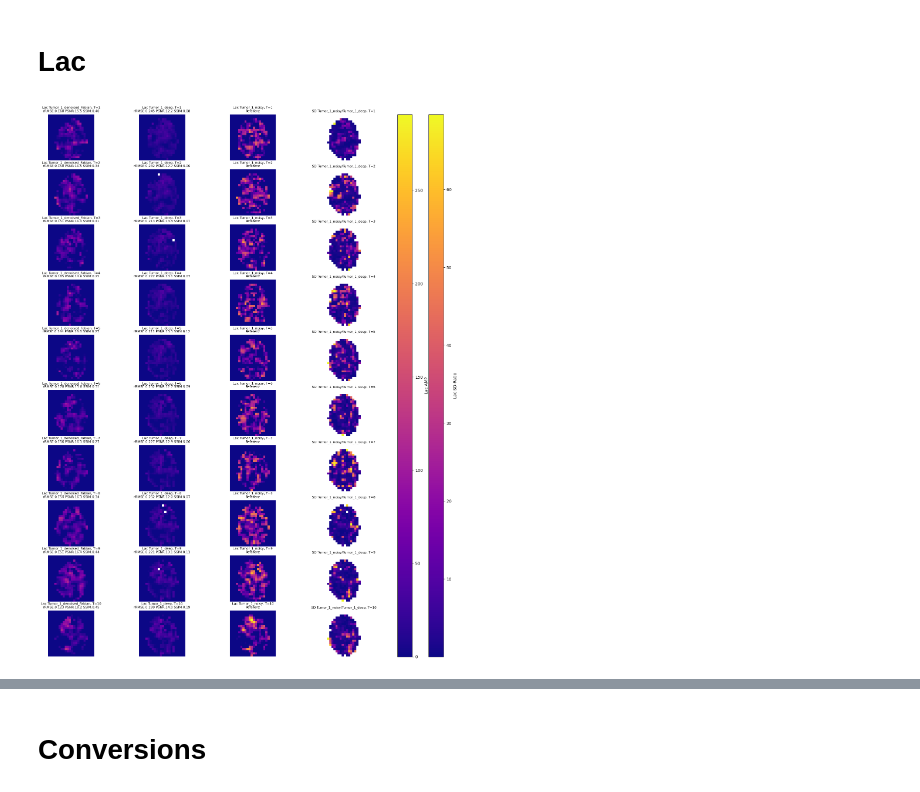
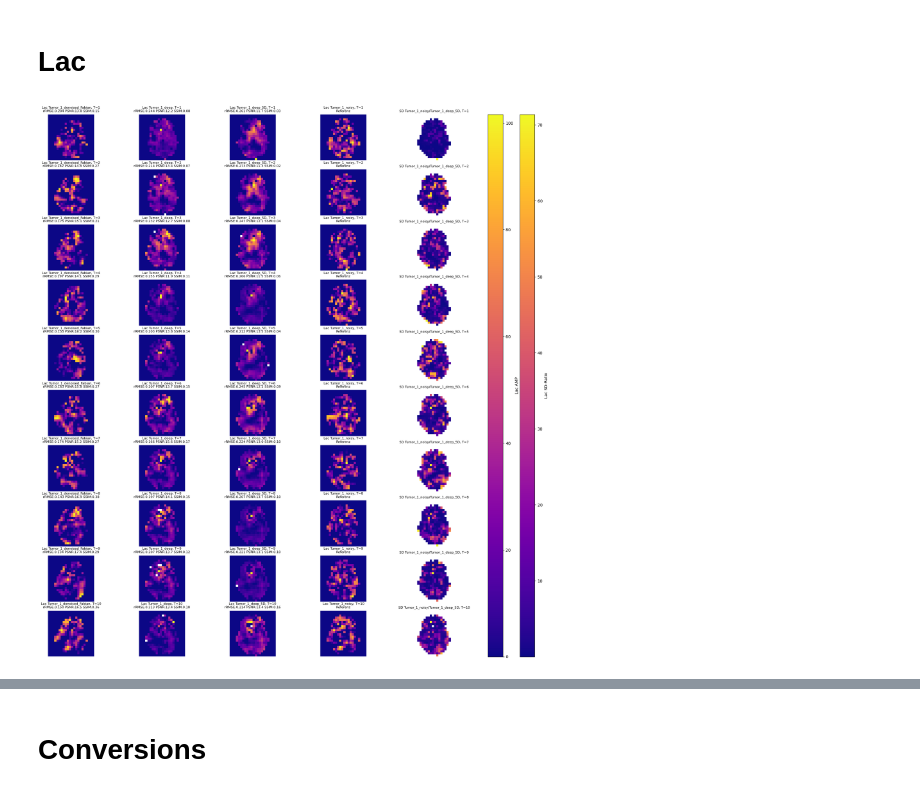
Before and after one commit to EdgarFischer/DMI_Denoising, a Jupyter notebook: notebooks/CompareMetabMaps.ipynb, the cells around one changed output, grey strips where cells are left out. Cells and saved outputs as stored; diff of their text form; code cells hidden in the pictures.

```diff
--- a/notebooks/CompareMetabMaps.ipynb
+++ b/notebooks/CompareMetabMaps.ipynb
@@ -5,7 +5,7 @@
 
 #COMPARISONS = ['InVivo_Noisy', 'InVivo_LR8', 'InVivo_Deep']
 
-COMPARISONS = ['Tumor_1_denoised_Fabian', 'Tumor_1_deep', 'Tumor_1_noisy'] #Tumor_1_denoised_Fabian
+COMPARISONS = ['Tumor_1_denoised_Fabian', 'Tumor_1_deep', 'Tumor_1_deep_5D', 'Tumor_1_noisy'] #Tumor_1_denoised_Fabian
 
 #COMPARISONS = ['Tumor_1_denoised_Fabian', 'Tumor_1_denoised_Fabian', 'Tumor_1_denoised_Fabian']
 
@@ -231,10 +308,11 @@ plot_metab_maps(
 # %%
 plot_metab_maps(
     metabolite='Lac',
     methods=COMPARISONS,
     quality_clip=False,
     outlier_clip=outlier_clip,
-    clip_pct=clip_pct  # entfernt oberste 2% der Fehlerpixel
+    clip_pct=clip_pct,  # entfernt oberste 2% der Fehlerpixel
+    scale = 'auto'
 )
 # %% [output]
-[figure, old version]
+[figure, new version]
```
Also changed, not shown: parts of 7 cells of this notebook, 57 other files.
